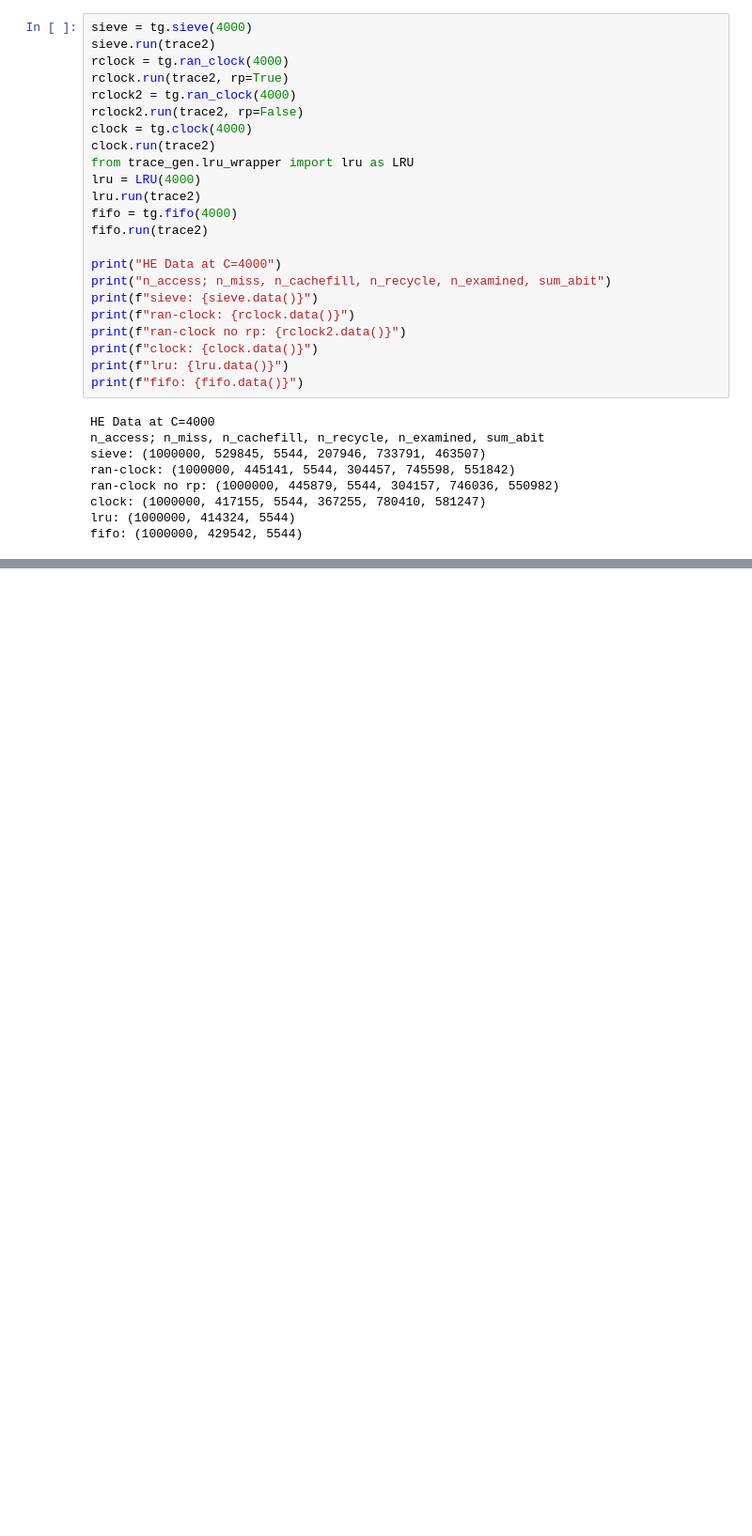
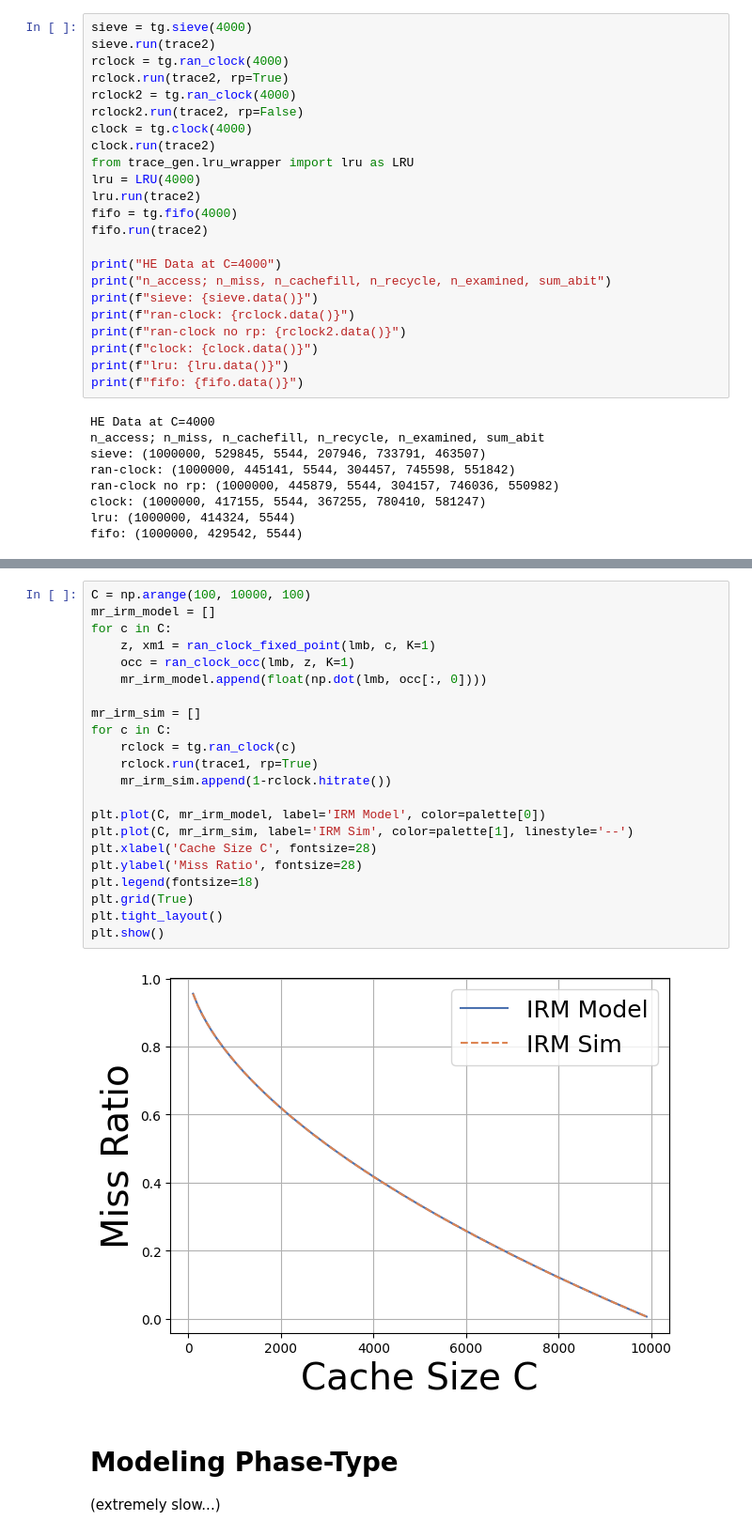
Before and after one commit to Effygal/cache-modeling, a Jupyter notebook: mrc-analysis.ipynb, the cells around one changed output, grey strips where cells are left out. Shown at 94% size. Drawn from its saved outputs; the diff is of its cells as text; blank space fills up the shorter version.

```diff
--- a/mrc-analysis.ipynb
+++ b/mrc-analysis.ipynb
@@ -346,0 +418,28 @@ fifo: (1000000, 429542, 5544)
+# %%
+C = np.arange(100, 10000, 100)
+mr_irm_model = []
+for c in C:
+    z, xm1 = ran_clock_fixed_point(lmb, c, K=1)
+    occ = ran_clock_occ(lmb, z, K=1)
+    mr_irm_model.append(float(np.dot(lmb, occ[:, 0])))
+
+mr_irm_sim = []
+for c in C:
+    rclock = tg.ran_clock(c)
+    rclock.run(trace1, rp=True)
+    mr_irm_sim.append(1-rclock.hitrate())
+
+plt.plot(C, mr_irm_model, label='IRM Model', color=palette[0])
+plt.plot(C, mr_irm_sim, label='IRM Sim', color=palette[1], linestyle='--')
+plt.xlabel('Cache Size C', fontsize=28)
+plt.ylabel('Miss Ratio', fontsize=28)
+plt.legend(fontsize=18)
+plt.grid(True)
+plt.tight_layout()
+plt.show()
+# %% [output]
+[figure, added]
+# %% [markdown]
+# Modeling Phase-Type
+
+(extremely slow...)
```
Also changed, not shown: parts of 5 cells of this notebook.
